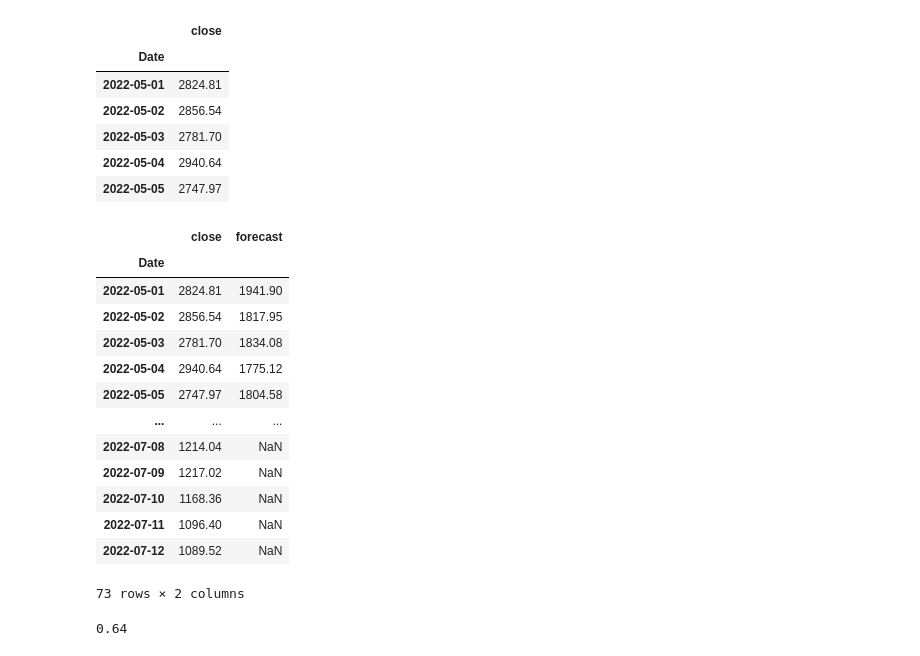
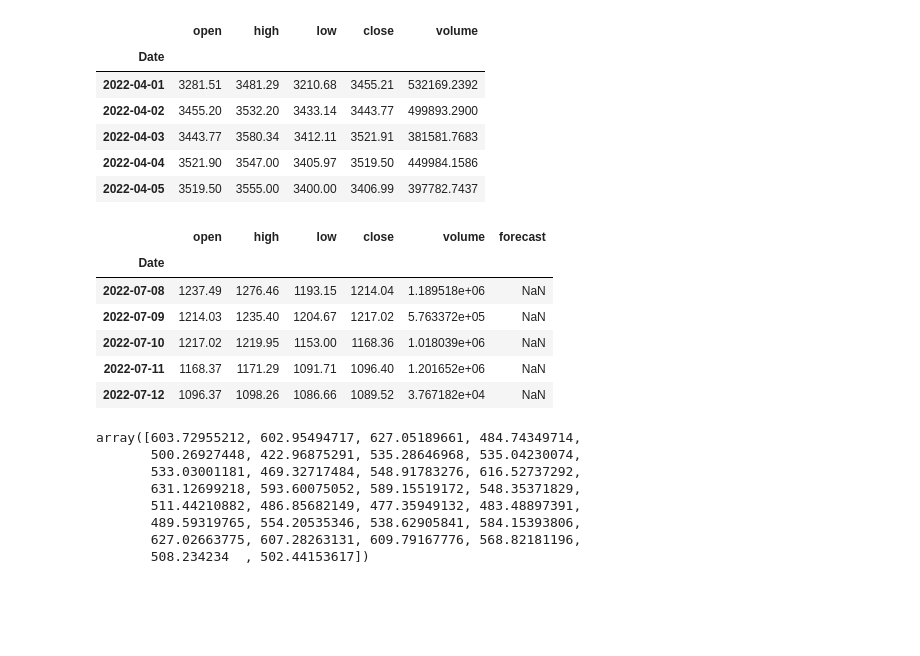
Before and after one commit to rudycav/Digital-Assets-Prediction-Model, a Jupyter notebook: Project/ Crypto_forecast_model.ipynb, the cells around one changed output. Cells and saved outputs as stored; diff of their text form; code cells hidden in the pictures; blank space fills up the shorter version.

```diff
--- a/Project/ Crypto_forecast_model.ipynb
+++ b/Project/ Crypto_forecast_model.ipynb
@@ -39,44 +39,38 @@ def get_crypto_price(symbol, exchange, start_date = None):
     for i in df.columns:
         df[i] = df[i].astype(float)
     df.index = pd.to_datetime(df.index)
-    df = df.iloc[::-1].drop(['1b. open (USD)', '2b. high (USD)', '3b. low (USD)', '4b. close (USD)', '6. market cap (USD)', 'open', 'high', 'low', 'volume'], axis = 1)
+    df = df.iloc[::-1].drop(['1b. open (USD)', '2b. high (USD)', '3b. low (USD)', '4b. close (USD)', '6. market cap (USD)'], axis = 1)
 
     if start_date:
         df = df[df.index >= start_date]
     return df
 
-crypto_df = get_crypto_price(symbol = 'ETH', exchange = 'USD', start_date = '2022-05-01')
+crypto_df = get_crypto_price(symbol = 'ETH', exchange = 'USD', start_date = '2022-04-01')
 crypto_df.head()
 # %% [output]
-|  | close |
-| Date |  |
-| 2022-05-01 | 2824.81 |
-| 2022-05-02 | 2856.54 |
-| 2022-05-03 | 2781.70 |
-| 2022-05-04 | 2940.64 |
-| 2022-05-05 | 2747.97 |
+|  | open | high | low | close | volume |
+| Date |  |  |  |  |  |
+| 2022-04-01 | 3281.51 | 3481.29 | 3210.68 | 3455.21 | 532169.2392 |
+| 2022-04-02 | 3455.20 | 3532.20 | 3433.14 | 3443.77 | 499893.2900 |
+| 2022-04-03 | 3443.77 | 3580.34 | 3412.11 | 3521.91 | 381581.7683 |
+| 2022-04-04 | 3521.90 | 3547.00 | 3405.97 | 3519.50 | 449984.1586 |
+| 2022-04-05 | 3519.50 | 3555.00 | 3400.00 | 3406.99 | 397782.7437 |
 # %%
 forecast_days = 30
+# Model appears to be effective using data from around 105 days back
 
 def create_prediction_column(df):
   crypto_df['forecast'] = crypto_df[['close']].shift(-forecast_days)
 
   return crypto_df
 
 prediction_column = create_prediction_column(crypto_df)
-prediction_column
+prediction_column.tail()
 # %% [output]
-|  | close | forecast |
-| Date |  |  |
-| 2022-05-01 | 2824.81 | 1941.90 |
-| 2022-05-02 | 2856.54 | 1817.95 |
-| 2022-05-03 | 2781.70 | 1834.08 |
-| 2022-05-04 | 2940.64 | 1775.12 |
-| 2022-05-05 | 2747.97 | 1804.58 |
-| ... | ... | ... |
-| 2022-07-08 | 1214.04 | NaN |
-| 2022-07-09 | 1217.02 | NaN |
-| 2022-07-10 | 1168.36 | NaN |
-| 2022-07-11 | 1096.40 | NaN |
-| 2022-07-12 | 1089.52 | NaN |
+|  | open | high | low | close | volume | forecast |
+| Date |  |  |  |  |  |  |
+| 2022-07-08 | 1237.49 | 1276.46 | 1193.15 | 1214.04 | 1.189518e+06 | NaN |
+| 2022-07-09 | 1214.03 | 1235.40 | 1204.67 | 1217.02 | 5.763372e+05 | NaN |
+| 2022-07-10 | 1217.02 | 1219.95 | 1153.00 | 1168.36 | 1.018039e+06 | NaN |
+| 2022-07-11 | 1168.37 | 1171.29 | 1091.71 | 1096.40 | 1.201652e+06 | NaN |
+| 2022-07-12 | 1096.37 | 1098.26 | 1086.66 | 1089.52 | 3.767182e+04 | NaN |
-73 rows × 2 columns
@@ -104,13 +104,27 @@ def split_data(X_data, y_data, test_size):
 
 X_train, X_test, y_train, y_test = split_data(x_dataset, y_dataset, test_size=0.3)
 # %%
-lin_reg_model = LinearRegression()
-lin_reg_model.fit(X_train, y_train)
+def regression_model(X_train, y_train, X_test, y_test):
+  lin_reg_model = LinearRegression()
+  lin_reg_model.fit(X_train, y_train)
 
-score_acc = lin_reg_model.score(X_test, y_test)
-score_acc = round(score_acc,2)
-score_acc
+  score_acc = lin_reg_model.score(X_test, y_test)
+  score_acc = round(score_acc,2)
+  score_acc
+
+  return lin_reg_model, score_acc
+
+linear_regression_model, accuracy_score = regression_model(X_train, y_train, X_test, y_test)
-# %% [output]
-0.64
 # %%
 actual_price = np.array(crypto_df[['close']])[-forecast_days:]
+forecast_prediction = linear_regression_model.predict(actual_price)
+forecast_prediction
+# %% [output]
+array([603.72955212, 602.95494717, 627.05189661, 484.74349714,
+       500.26927448, 422.96875291, 535.28646968, 535.04230074,
+       533.03001181, 469.32717484, 548.91783276, 616.52737292,
+       631.12699218, 593.60075052, 589.15519172, 548.35371829,
+       511.44210882, 486.85682149, 477.35949132, 483.48897391,
+       489.59319765, 554.20535346, 538.62905841, 584.15393806,
+       627.02663775, 607.28263131, 609.79167776, 568.82181196,
+       508.234234  , 502.44153617])
```
Also changed, not shown: parts of 9 cells of this notebook.
